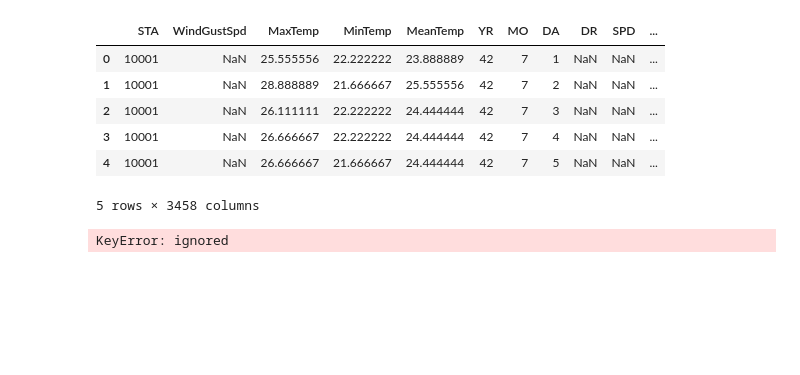
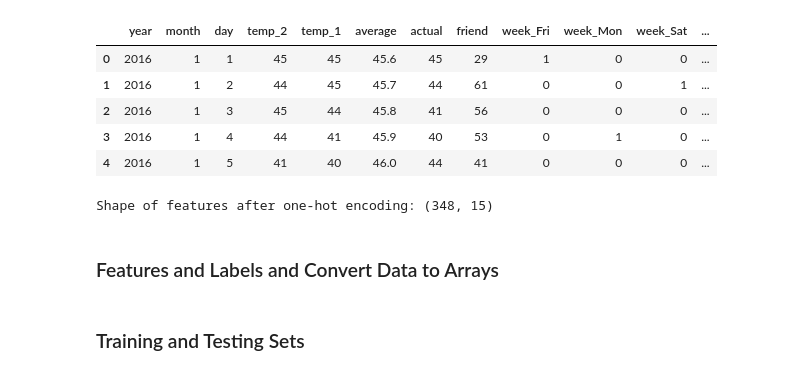
Before and after one commit to anxomasid/monographics, a Jupyter notebook: Scikit_learn_Random_forest.ipynb, the cells around one changed output. Cells and saved outputs as stored; diff of their text form; code cells hidden in the pictures; blank space fills up the shorter version.

```diff
--- a/Scikit_learn_Random_forest.ipynb
+++ b/Scikit_learn_Random_forest.ipynb
@@ -21,0 +9,7 @@ dataset = pd.read_csv('Weather.csv')
+# %%
+# Pandas is used for data manipulation
+import pandas as pd
+
+# Read in data as pandas dataframe and display first 5 rows
+features = pd.read_csv('data/temps.csv')
+features.head(5)
@@ -53,25 +110,36 @@ NameError: ignored
 # %%
-# One-hot encode the data using pandas get_dummies
+# One-hot encode categorical features
 features = pd.get_dummies(features)
-# Display the first 5 rows of the last 12 columns
-features.iloc[:,:].head(5)
+features.head(5)
 # %% [output]
-|  | STA | WindGustSpd | MaxTemp | MinTemp | MeanTemp | YR | MO | DA | DR | SPD | ... |
-| 0 | 10001 | NaN | 25.555556 | 22.222222 | 23.888889 | 42 | 7 | 1 | NaN | NaN | ... |
-| 1 | 10001 | NaN | 28.888889 | 21.666667 | 25.555556 | 42 | 7 | 2 | NaN | NaN | ... |
-| 2 | 10001 | NaN | 26.111111 | 22.222222 | 24.444444 | 42 | 7 | 3 | NaN | NaN | ... |
-| 3 | 10001 | NaN | 26.666667 | 22.222222 | 24.444444 | 42 | 7 | 4 | NaN | NaN | ... |
-| 4 | 10001 | NaN | 26.666667 | 21.666667 | 24.444444 | 42 | 7 | 5 | NaN | NaN | ... |
+|  | year | month | day | temp_2 | temp_1 | average | actual | friend | week_Fri | week_Mon | week_Sat | ... |
+| 0 | 2016 | 1 | 1 | 45 | 45 | 45.6 | 45 | 29 | 1 | 0 | 0 | ... |
+| 1 | 2016 | 1 | 2 | 44 | 45 | 45.7 | 44 | 61 | 0 | 0 | 1 | ... |
+| 2 | 2016 | 1 | 3 | 45 | 44 | 45.8 | 41 | 56 | 0 | 0 | 0 | ... |
+| 3 | 2016 | 1 | 4 | 44 | 41 | 45.9 | 40 | 53 | 0 | 1 | 0 | ... |
+| 4 | 2016 | 1 | 5 | 41 | 40 | 46.0 | 44 | 41 | 0 | 0 | 0 | ... |
-5 rows × 3458 columns
+# %%
+print('Shape of features after one-hot encoding:', features.shape)
+# %% [output]
+Shape of features after one-hot encoding: (348, 15)
+# %% [markdown]
+### Features and Labels and Convert Data to Arrays
 # %%
+# Use numpy to convert to arrays
+import numpy as np
+
 # Labels are the values we want to predict
 labels = np.array(features['actual'])
-# Remove the labels from the features; axis 1 refers to the columns
+
+# Remove the labels from the features
+# axis 1 refers to the columns
 features= features.drop('actual', axis = 1)
+
 # Saving feature names for later use
 feature_list = list(features.columns)
+
 # Convert to numpy array
 features = np.array(features)
-# %% [output]
-KeyError: ignored
+# %% [markdown]
+### Training and Testing Sets
 # %%
```
Also changed, not shown: parts of 58 cells of this notebook.
